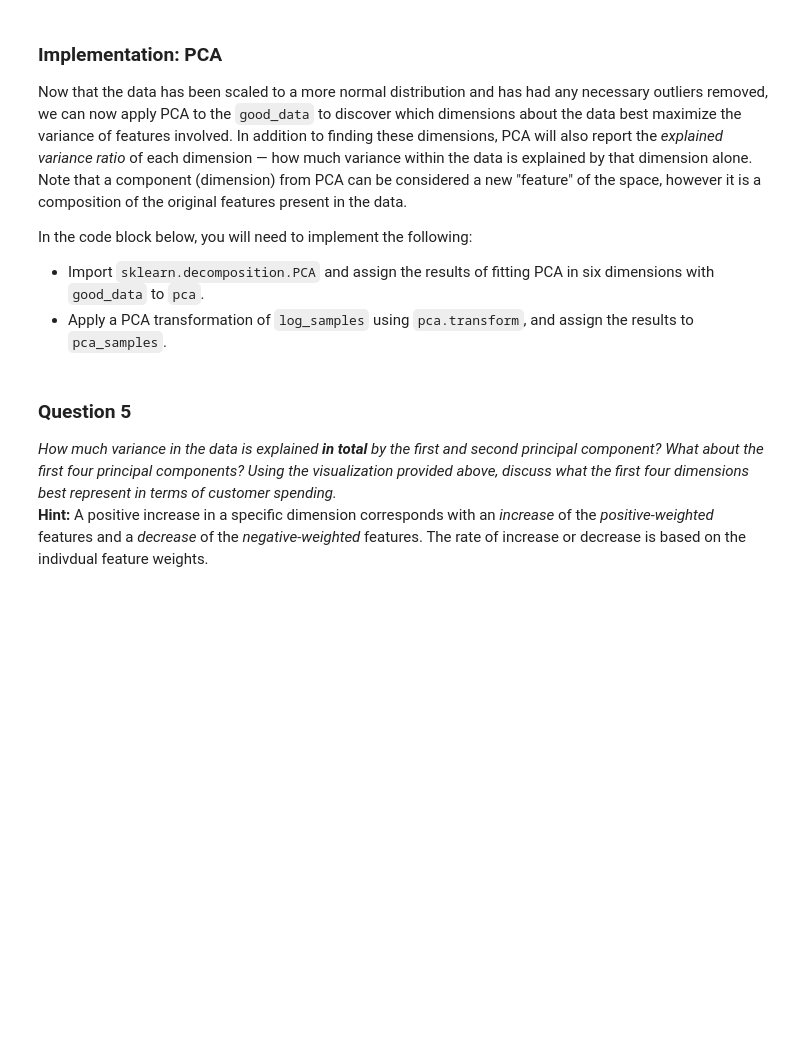
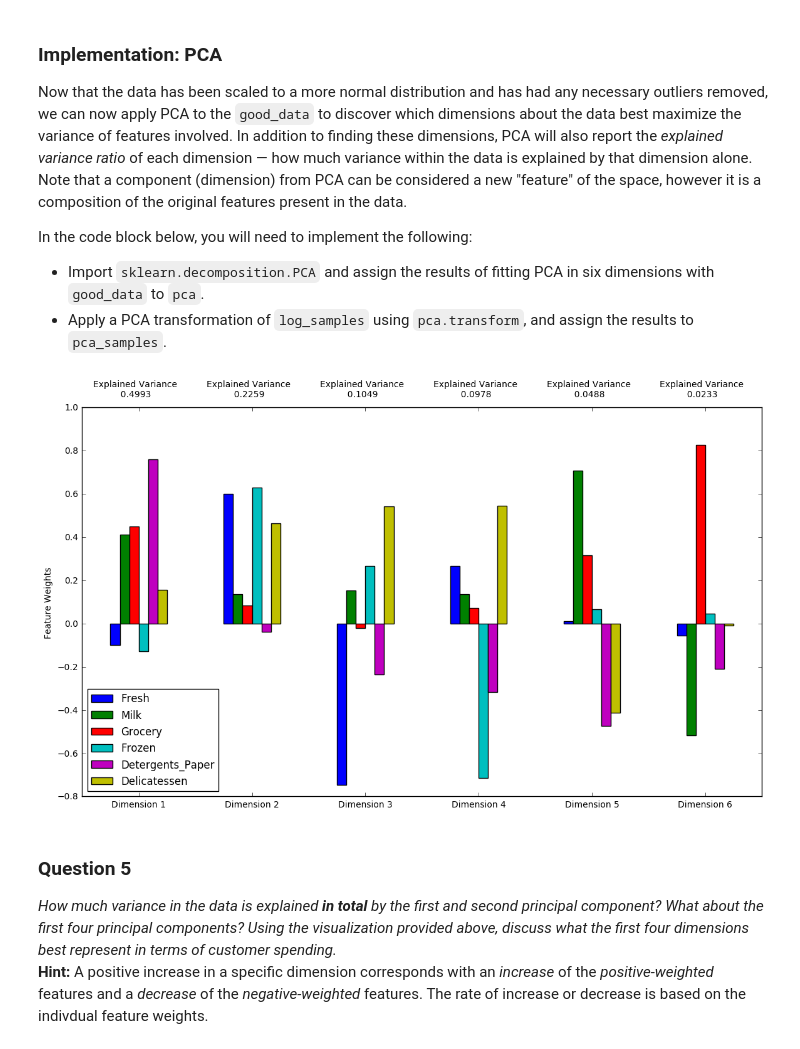
Before and after one commit to janlukasschroeder/Machine-Learning-Nanodegree-Udacity, a Jupyter notebook: projects/customer_segments/customer_segments.ipynb, the cells around one changed output. Saved outputs shown, nothing was run; the diff lists cells and outputs as text; code cells hidden in the pictures; blank space fills up the shorter version.

```diff
--- a/projects/customer_segments/customer_segments.ipynb
+++ b/projects/customer_segments/customer_segments.ipynb
@@ -218,6 +218,9 @@ In the code block below, you will need to implement the following:
 **NOTE:** If you choose to remove any outliers, ensure that the sample data does not contain any of these points!
 Once you have performed this implementation, the dataset will be stored in the variable `good_data`.
 # %%
+# OPTIONAL: Select the indices for data points you wish to remove
+outliers  = []
+
 # For each feature find the data points with extreme high or low values
 for feature in log_data.keys():
 
@@ -230,14 +233,19 @@ for feature in log_data.keys():
     # TODO: Use the interquartile range to calculate an outlier step (1.5 times the interquartile range)
     step = (Q3 - Q1) * 1.5
 
+    # Calculate outlier dataframe
+    outlier_log_data = log_data[~((log_data[feature] >= Q1 - step) & (log_data[feature] <= Q3 + step))]
+
+    # Save outlier indexes
+    outliers.extend(outlier_log_data.index.values)
+
     # Display the outliers
     print "Data points considered outliers for the feature '{}':".format(feature)
-    display(log_data[~((log_data[feature] >= Q1 - step) & (log_data[feature] <= Q3 + step))])
+    display(outlier_log_data)
 
-# OPTIONAL: Select the indices for data points you wish to remove
-outliers  = []
 
 # Remove the outliers, if any were specified
+print "Removing the following indexes: {}".format(outliers)
 good_data = log_data.drop(log_data.index[outliers]).reset_index(drop = True)
 # %% [output]
 Data points considered outliers for the feature 'Fresh':
@@ -317,14 +328,20 @@ In the code block below, you will need to implement the following:
  - Import `sklearn.decomposition.PCA` and assign the results of fitting PCA in six dimensions with `good_data` to `pca`.
  - Apply a PCA transformation of `log_samples` using `pca.transform`, and assign the results to `pca_samples`.
 # %%
+# import sklearn.decomposition
+from sklearn.decomposition import PCA
+
 # TODO: Apply PCA by fitting the good data with the same number of dimensions as features
-pca = None
+pca = PCA(n_components=6)
+pca.fit(good_data)
 
 # TODO: Transform log_samples using the PCA fit above
-pca_samples = None
+pca_samples = pca.transform(log_samples)
 
 # Generate PCA results plot
 pca_results = vs.pca_results(good_data, pca)
+# %% [output]
+[figure, added]
 # %% [markdown]
 ### Question 5
 *How much variance in the data is explained* ***in total*** *by the first and second principal component? What about the first four principal components? Using the visualization provided above, discuss what the first four dimensions best represent in terms of customer spending.*
```
Also changed, not shown: parts of 12 cells of this notebook.
